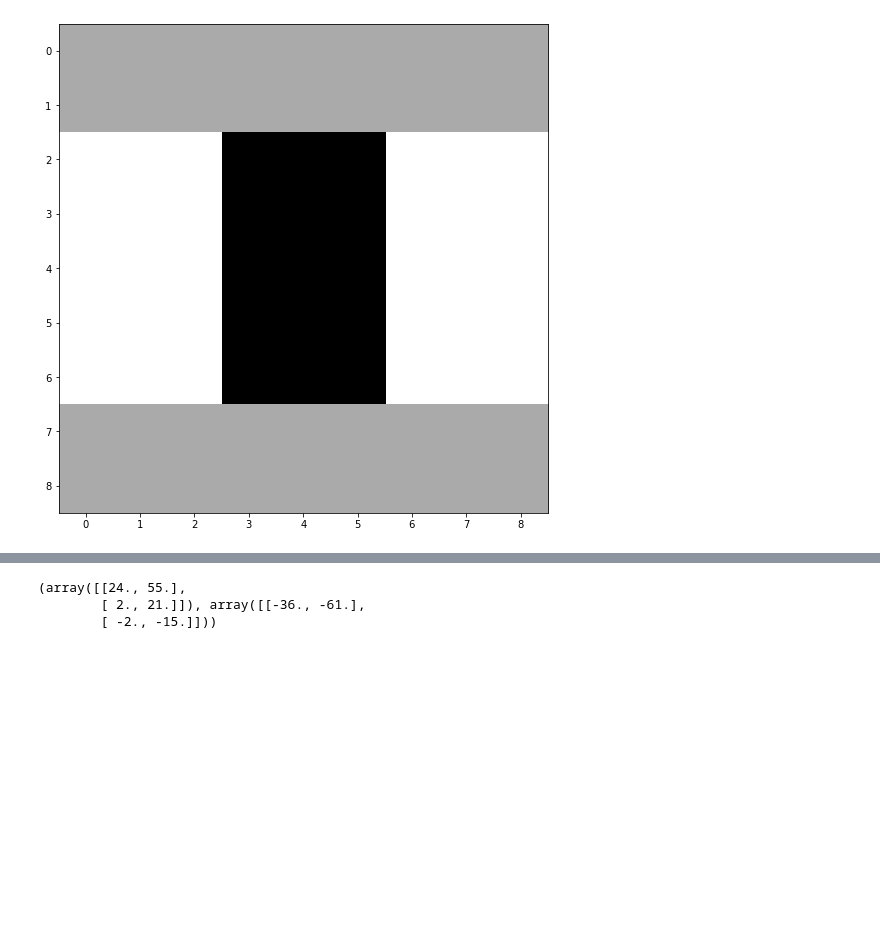
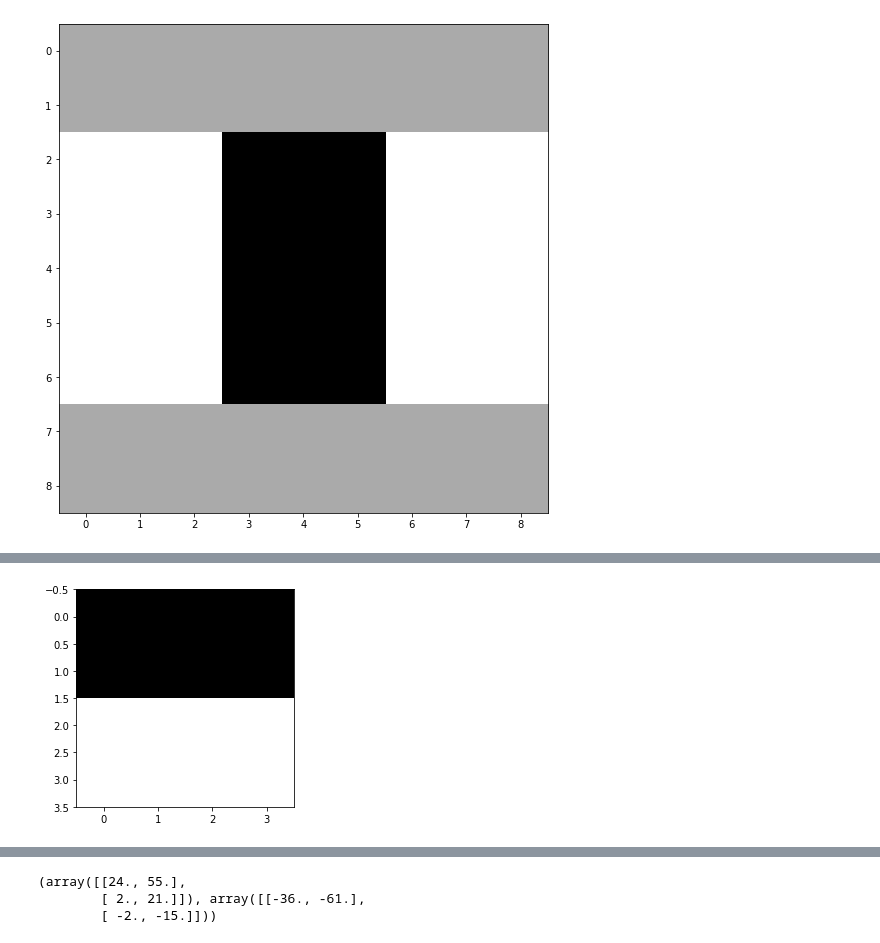
Before and after one commit to mrf444/CV_final_project, a Jupyter notebook: SURF.ipynb, the cells around one changed output, grey strips where cells are left out. Drawn from its saved outputs; the diff is of its cells as text; code cells hidden in the pictures; blank space fills up the shorter version.

```diff
--- a/SURF.ipynb
+++ b/SURF.ipynb
@@ -374,0 +423,23 @@ array([ 0,  1,  2,  3,  4,  5,  6,  7,  8,  9, 10, 11, 12, 13, 14, 15, 16,
+# %%
+#function which creates haar wavelet filter with passed in dimenstion and orientation
+
+def haar_wavelet_filter(dim, direction='x'):
+    fltr = np.ones((dim,dim))
+    halfway = dim//2
+
+    if direction == 'x':
+        #set -1 region
+        fltr[:,0:halfway] = -1
+
+    elif direction == 'y':
+        #set -1 region
+        fltr[0:halfway,:] = -1
+
+    return fltr
+
+#visualizing filter
+plt.figure(figsize=((4,4)))
+plt.imshow(haar_wavelet_filter(4,'y'))
+plt.show()
+# %% [output]
+[figure, added]
```
Also changed, not shown: parts of 19 cells of this notebook.
